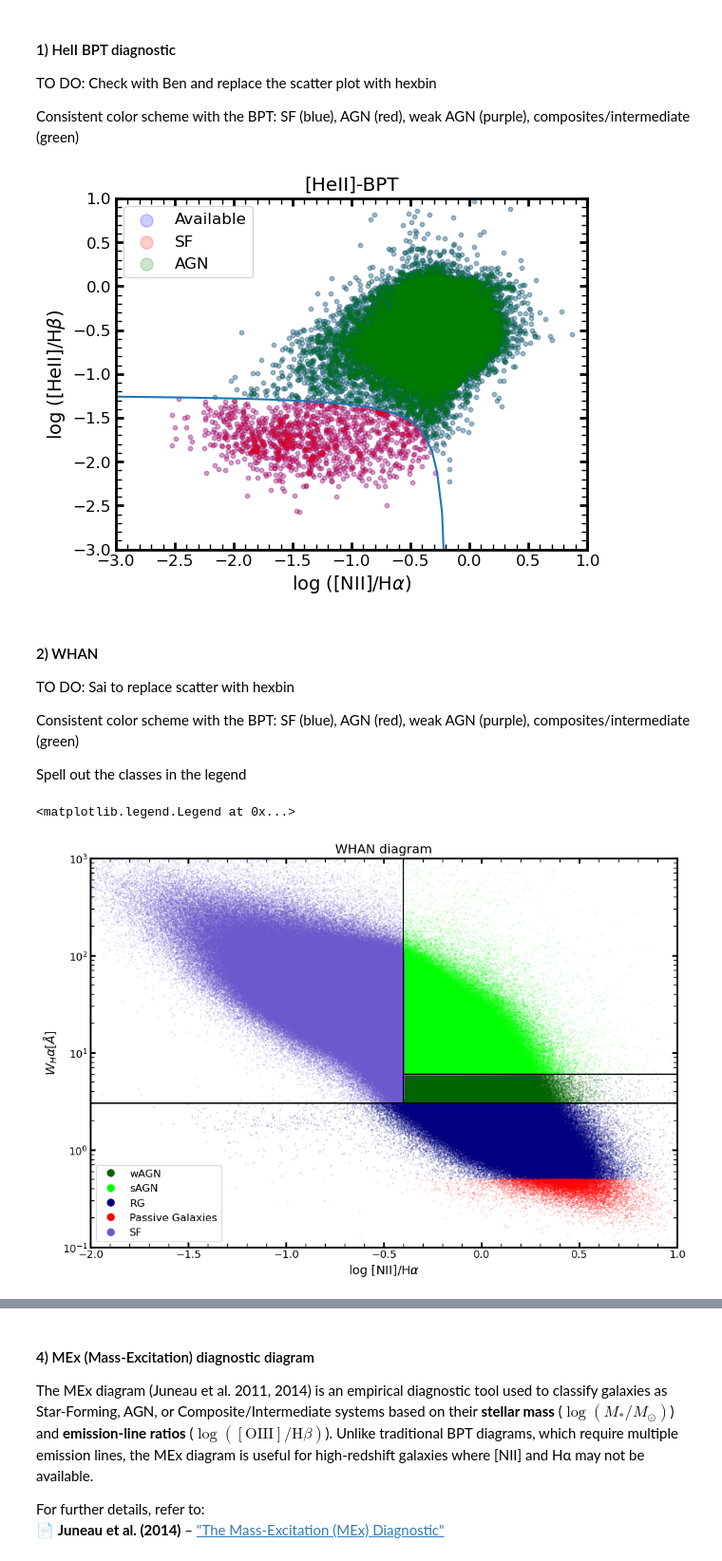
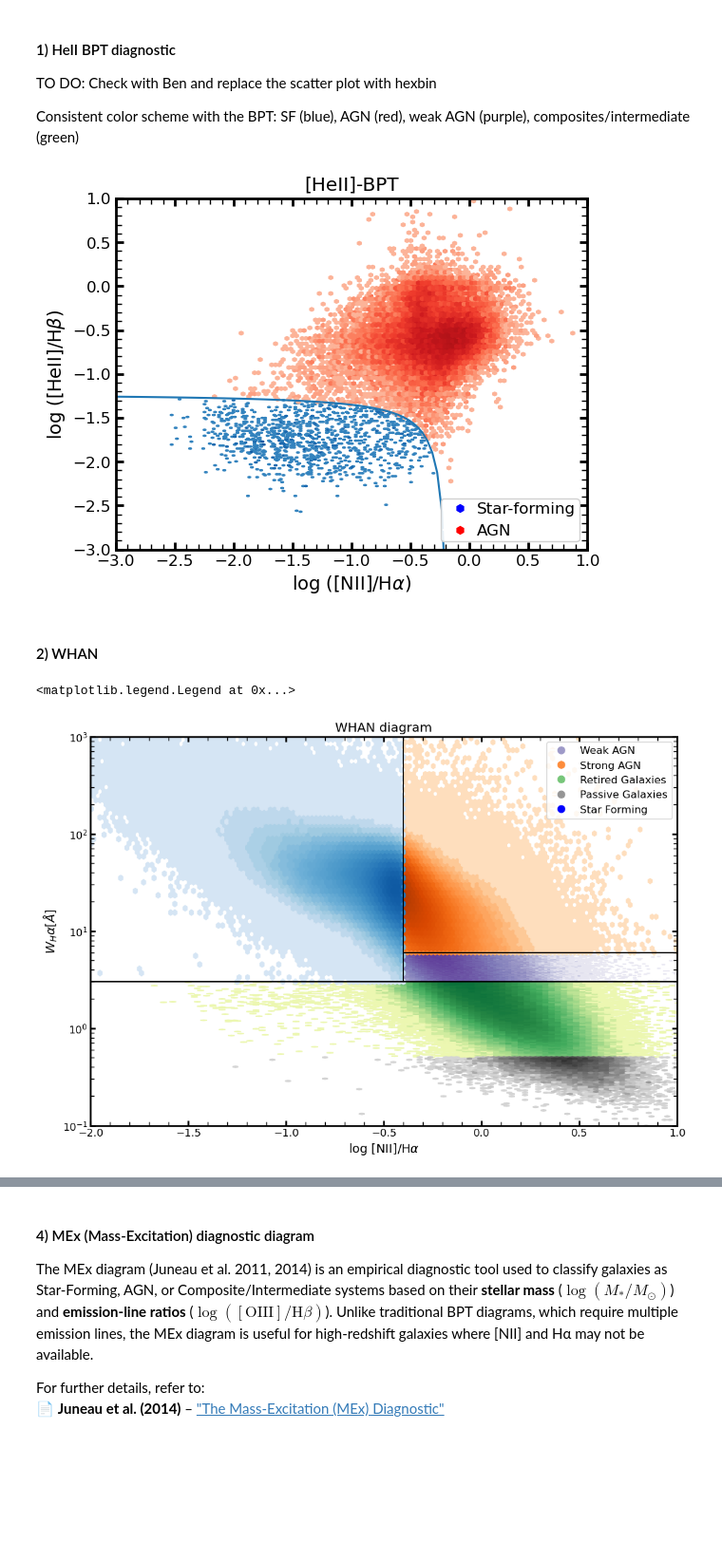
Before and after one commit to cosmodesi/desigaldev, a Jupyter notebook: AgnCats/notebooks/01_how_to_use_AGNQSO_catalog.ipynb, the cells around one changed output, grey strips where cells are left out. Shown at 95% size. Drawn from its saved outputs; the diff is of its cells as text; code cells hidden in the pictures; blank space fills up the shorter version.

Commit message:
update_plots_WHAN_BLUE_HeII

```diff
--- a/AgnCats/notebooks/01_how_to_use_AGNQSO_catalog.ipynb
+++ b/AgnCats/notebooks/01_how_to_use_AGNQSO_catalog.ipynb
@@ -407,24 +408,27 @@ is_heii_agn = (T['OPT_UV_TYPE'] & OPT_UV_TYPE.HEII_AGN != 0)
 x_heiiline = np.linspace(-3,-1.32/8.92,70)
 y_heiiline = -1.22+1/(8.92*x_heiiline+1.32)
 # %%
+import matplotlib.cm as cm
+norm_min, norm_max = 0.3, 300
+color = cm.PuRd(0.5)
+
 plt.title('[HeII]-BPT')
-plt.scatter(xx_bptnii[is_heii], yy_bptheii[is_heii], color = 'b', s = 10, label='Available', alpha=0.2)
-plt.scatter(xx_bptnii[is_heii_sf], yy_bptheii[is_heii_sf], color = 'r', s = 10, label='SF', alpha=0.2)
-plt.scatter(xx_bptnii[is_heii_agn], yy_bptheii[is_heii_agn], color = 'g', s = 10, label='AGN', alpha=0.2)
+plt.hexbin(xx_bptnii[is_heii_sf], yy_bptheii[is_heii_sf], bins=100, norm=LogNorm(norm_min, norm_max), cmap = 'Blues')
+plt.hexbin(xx_bptnii[is_heii_agn], yy_bptheii[is_heii_agn], bins=100, norm=LogNorm(norm_min, norm_max), cmap = 'Reds')
 plt.plot(x_heiiline, y_heiiline)
 plt.xlabel('log ([NII]/H$\\alpha$)')
 plt.ylabel('log ([HeII]/H$\\beta$)')
 plt.xlim(-3, 1)
 plt.ylim(-3, 1)
-plt.legend(markerscale=3)
+
+legend_elements = [
+    Line2D([0], [0], marker='h', color='w', markerfacecolor='b', markersize=8, label="Star-forming"),
+    Line2D([0], [0], marker='h', color='w', markerfacecolor='r', markersize=8, label="AGN")
+]
+plt.legend(handles=legend_elements, loc='lower right', fontsize=12, framealpha=0.9,
+           handletextpad=0.1, borderpad=0.2)
 plt.show()
 # %% [output]
-[figure, old version]
+[figure, new version]
 # %% [markdown]
 #### 2) WHAN
-
-TO DO: Sai to replace scatter with hexbin
-
-Consistent color scheme with the BPT: SF (blue), AGN (red), weak AGN (purple), composites/intermediate (green)
-
-Spell out the classes in the legend
@@ -431,52 +456,38 @@ Spell out the classes in the legend
 # %%
-
-#we define the masks required for the classification of AGNs for the WHAN BPT diagram
-is_whan_av = (T['OPT_UV_TYPE'] & OPT_UV_TYPE.WHAN !=0)
-#creating the subcatalog for the objects for which the WHAN is available
-T_WHAN = T[is_whan_av]
-T2_WHAN = T2[is_whan_av]
-xx_bptwhan=np.log10((T2_WHAN['NII_6584_FLUX']/T2_WHAN['HALPHA_FLUX']))
-yy_Wha = T2_WHAN['HALPHA_EW'] #getting the width of H-alpha line
-#creating the masks for different WHAN objects
-is_whan_sf = (T_WHAN['OPT_UV_TYPE'] & OPT_UV_TYPE.WHAN_SF !=0)  #Star forming galaxies mask
-is_whan_sagn = (T_WHAN['OPT_UV_TYPE'] & OPT_UV_TYPE.WHAN_SAGN != 0) #strong AGN mask
-is_whan_wagn = (T_WHAN['OPT_UV_TYPE'] & OPT_UV_TYPE.WHAN_WAGN != 0) #weak AGN mask
-is_whan_ret = (T_WHAN['OPT_UV_TYPE'] & OPT_UV_TYPE.WHAN_RET !=0) #retired galaxies mask
-is_whan_pass = (T_WHAN['OPT_UV_TYPE'] & OPT_UV_TYPE.WHAN_PASS !=0) #passive galaxies mask
-size = 0.02 #modify according to the choice of points in the scatter plot
 #initializing the figure properties
 plt.figure(figsize=(12,8))
 plt.title('WHAN diagram')
 
 #creating the WHAN BPT diagram
-plt.scatter(xx_bptwhan[is_whan_wagn], yy_Wha[is_whan_wagn], color='darkgreen', s=size, label='wAGN')
-plt.scatter(xx_bptwhan[is_whan_sagn], yy_Wha[is_whan_sagn], color = 'lime', s=size, label='sAGN')
-plt.scatter(xx_bptwhan[is_whan_ret], yy_Wha[is_whan_ret], color= 'navy', s=size, label='RG')
-plt.scatter(xx_bptwhan[is_whan_pass], yy_Wha[is_whan_pass], color = 'r', s=size, label='Passive Galaxies')
-plt.scatter(xx_bptwhan[is_whan_sf], yy_Wha[is_whan_sf], color = 'slateblue', s=size, label='SF')
-#defining the theoretical cuts for different objects
-x_cutoff_SF = -0.4 #star forming WHAN cutoff criteria
+plt.hexbin(xx_bptwhan[is_whan_wagn], yy_Wha[is_whan_wagn], cmap='Purples', bins=100, norm=LogNorm(norm_min, norm_max), yscale='log')
+plt.hexbin(xx_bptwhan[is_whan_sagn], yy_Wha[is_whan_sagn], cmap = 'Oranges', bins=100, norm=LogNorm(norm_min, norm_max), yscale='log')
+plt.hexbin(xx_bptwhan[is_whan_ret], yy_Wha[is_whan_ret], cmap = 'YlGn', bins=100, norm=LogNorm(norm_min, norm_max), yscale='log')
+plt.hexbin(x_passive, y_passive, cmap='Greys', bins=100, yscale='log', norm=LogNorm(norm_min, norm_max))
+plt.hexbin(xx_bptwhan[is_whan_sf], yy_Wha[is_whan_sf], cmap = 'Blues', bins=100, norm=LogNorm(norm_min, norm_max), yscale='log')#defining the theoretical cuts for different objects
+x_cutoff_SF = -0.4
+
+#star forming WHAN cutoff criteria
 plt.plot([x_cutoff_SF, x_cutoff_SF], [3, 10**3], color='black')
 y_cutoff_sAGN = 6 #strong AGN WHAN cutoff criteria
 plt.plot([-0.4, 1], [y_cutoff_sAGN, y_cutoff_sAGN], color='black')
 plt.axhline(y=3, color='black') #criteria for the retired galaxies, also referred to as the fake AGNs
 plt.xlabel('log [NII]/H$\\alpha$')
 plt.ylabel('$W_H\\alpha [{\AA}]$')
 plt.yscale('log')
 #defining the limits of the plot
 plt.xlim(-2, 1)
 plt.ylim(0.1, 10**3)
 #defining the legends of the scatter plot separately for better visualization
 legend_elements = [
-    Line2D([0], [0], marker='o', color='w', label='wAGN', markerfacecolor='darkgreen', markersize=10),
-    Line2D([0], [0], marker='o', color='w', label='sAGN', markerfacecolor='lime', markersize=10),
-    Line2D([0], [0], marker='o', color='w', label='RG', markerfacecolor='navy', markersize=10),
-    Line2D([0], [0], marker='o', color='w', label='Passive Galaxies', markerfacecolor='r', markersize=10),
-    Line2D([0], [0], marker='o', color='w', label='SF', markerfacecolor='slateblue', markersize=10)
+    Line2D([0], [0], marker='o', color='w', label='Weak AGN', markerfacecolor=cm.Purples(0.5), markersize=10),
+    Line2D([0], [0], marker='o', color='w', label='Strong AGN', markerfacecolor=cm.Oranges(0.5), markersize=10),
+    Line2D([0], [0], marker='o', color='w', label='Retired Galaxies', markerfacecolor=cm.YlGn(0.5), markersize=10),
+    Line2D([0], [0], marker='o', color='w', label='Passive Galaxies', markerfacecolor=cm.Greys(0.5), markersize=10),
+    Line2D([0], [0], marker='o', color='w', label='Star Forming', markerfacecolor='b', markersize=10)
 ]
 # Customize legend with larger markers
 plt.legend(handles=legend_elements, loc='best')
 # %% [output]
 <matplotlib.legend.Legend at 0x...>
-[figure, old version]
+[figure, new version]
 # %% [markdown]
```
Also changed, not shown: parts of 6 cells of this notebook.
